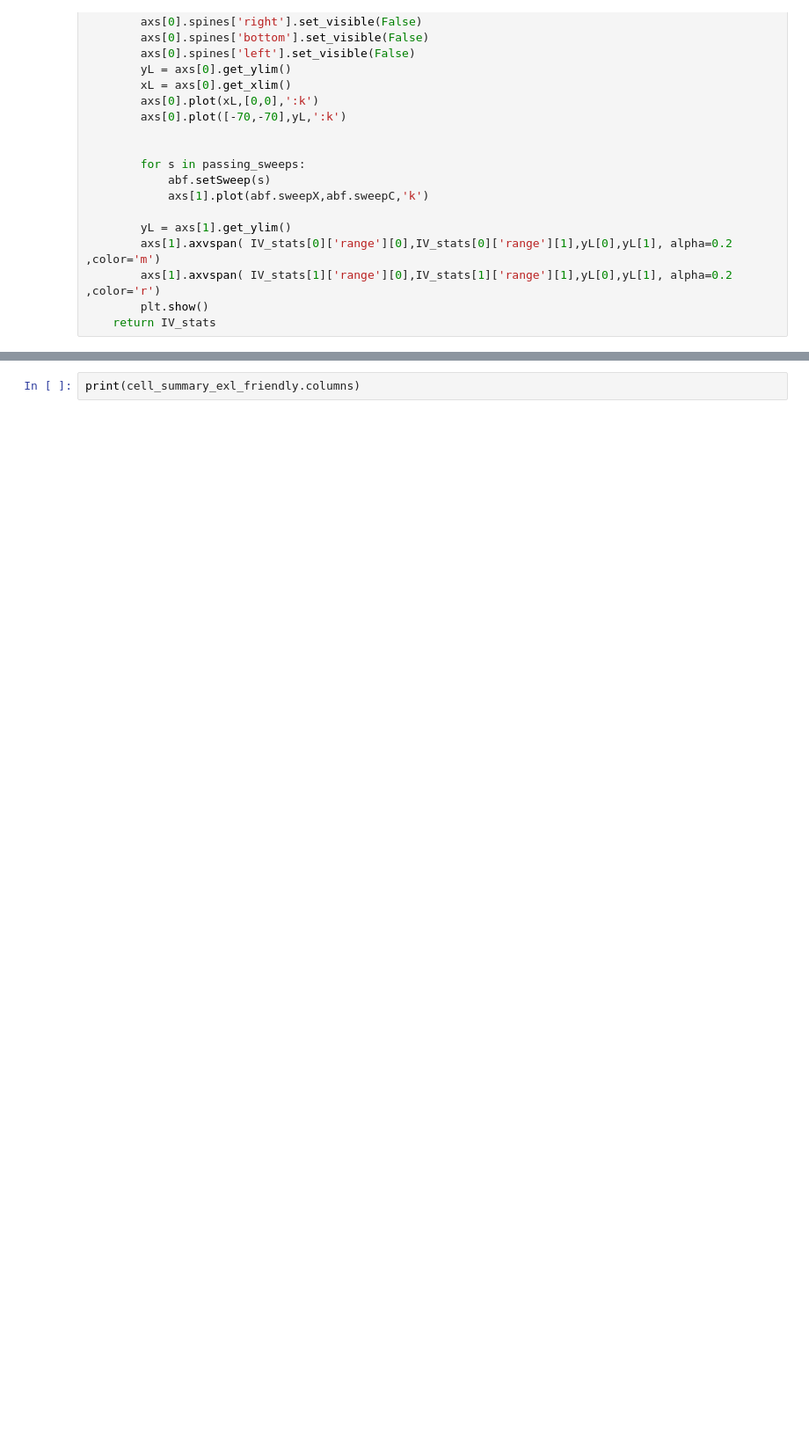
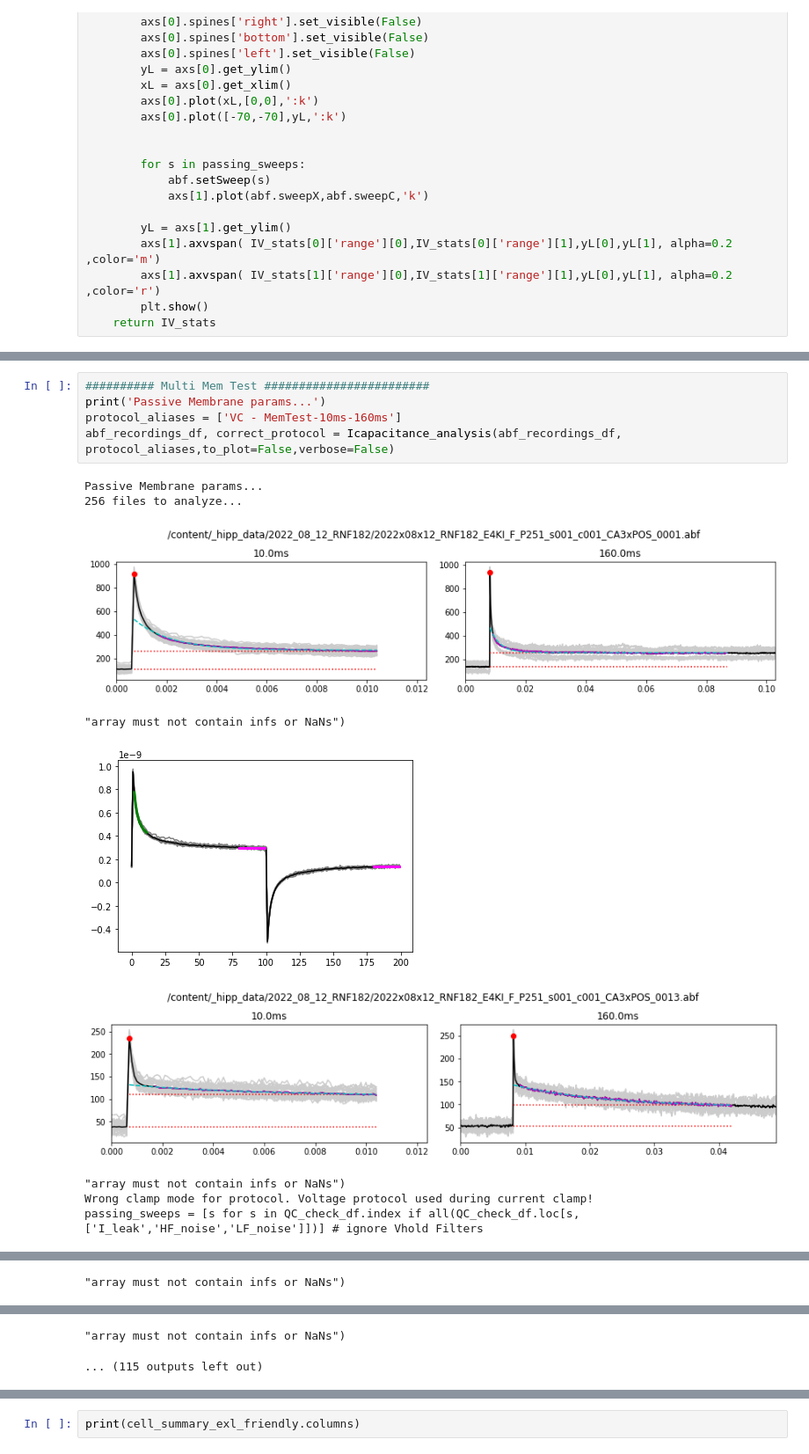
Before and after one commit to dtabuena/CrispMice, a Jupyter notebook: RNF182/Crispy_RNF182_Analyze_ABF_files.ipynb, the cells around one changed output, grey strips where cells are left out. Shown at 88% size. Drawn from its saved outputs; the diff is of its cells as text; blank space fills up the shorter version.

```diff
--- a/RNF182/Crispy_RNF182_Analyze_ABF_files.ipynb
+++ b/RNF182/Crispy_RNF182_Analyze_ABF_files.ipynb
@@ -2175,0 +2198,15 @@ abf_recordings_df = IV_analyisis(abf_recordings_df, protocol_aliases,to_plot=Fal
+# %%
+########## Multi Mem Test ########################
+print('Passive Membrane params...')
+protocol_aliases = ['VC - MemTest-10ms-160ms']
+abf_recordings_df, correct_protocol = Icapacitance_analysis(abf_recordings_df, protocol_aliases,to_plot=False,verbose=False)
+# %% [output]
+Passive Membrane params...
+256 files to analyze...
+[figure, added]
+"array must not contain infs or NaNs")
+[figure, added]
+[figure, added]
+"array must not contain infs or NaNs")
+Wrong clamp mode for protocol. Voltage protocol used during current clamp!
+passing_sweeps = [s for s in QC_check_df.index if all(QC_check_df.loc[s,['I_leak','HF_noise','LF_noise']])] # ignore Vhold Filters
@@ -2175,0 +2215 @@ abf_recordings_df = IV_analyisis(abf_recordings_df, protocol_aliases,to_plot=Fal
+"array must not contain infs or NaNs")
@@ -2175,0 +2218,2 @@ abf_recordings_df = IV_analyisis(abf_recordings_df, protocol_aliases,to_plot=Fal
+"array must not contain infs or NaNs")
+... (115 outputs left out)
```
Also changed, not shown: parts of 12 cells of this notebook.
